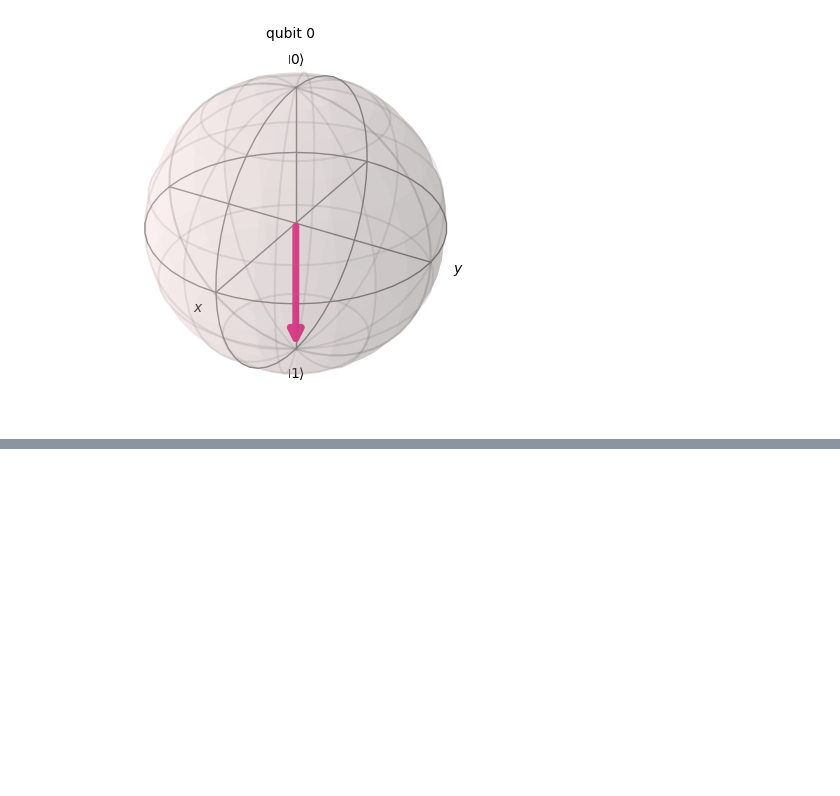
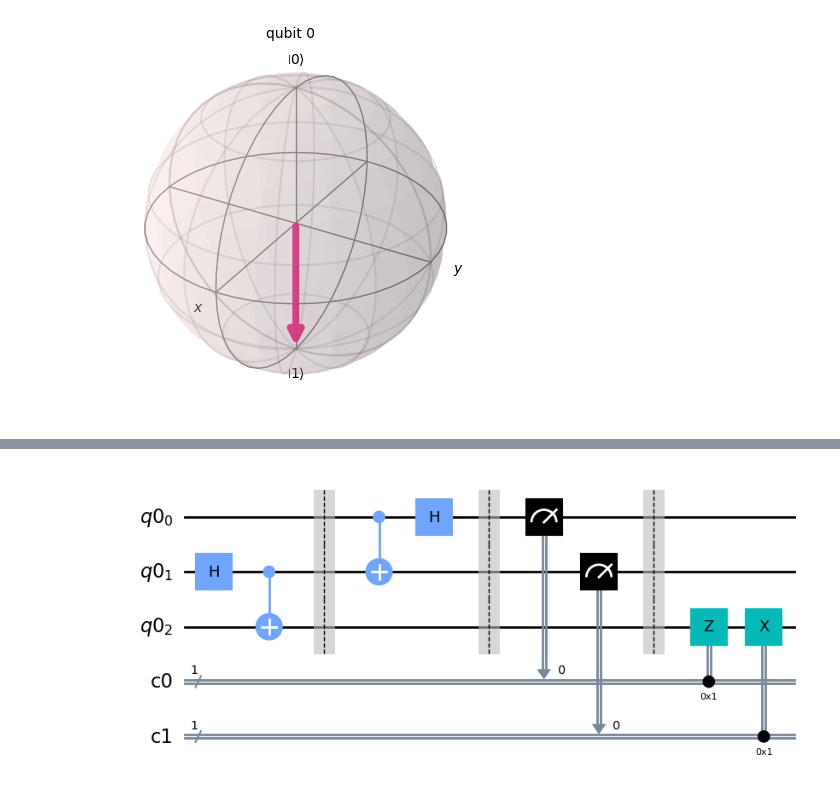
Before and after one commit to Kcops11/SeniorDesignQuantum17, a Jupyter notebook: jupyter/quantum.ipynb, the cells around one changed output, grey strips where cells are left out. Saved outputs shown, nothing was run; the diff lists cells and outputs as text; code cells hidden in the pictures; blank space fills up the shorter version.

```diff
--- a/jupyter/quantum.ipynb
+++ b/jupyter/quantum.ipynb
@@ -43,0 +109,13 @@ pbm(state)
+# %%
+#based on cr1 and cr2 which store the classical bits
+def bob_apply_gates(qc, qubit, cr1, cr2):
+
+    qc.z(qubit).c_if(cr1, 1)  #if cr1 is 1 apply Z gate
+    qc.x(qubit).c_if(cr2, 1) #if cr2 is 1 apply x gate, look at table above
+
+# Let's apply this to our circuit:
+teleportation_circuit.barrier() # Use barrier to separate steps
+bob_apply_gates(teleportation_circuit, 2, cr1, cr2)
+teleportation_circuit.draw(output='mpl')
+# %% [output]
+[figure, added]
```
Also changed, not shown: parts of 14 cells of this notebook, 1 other file.
